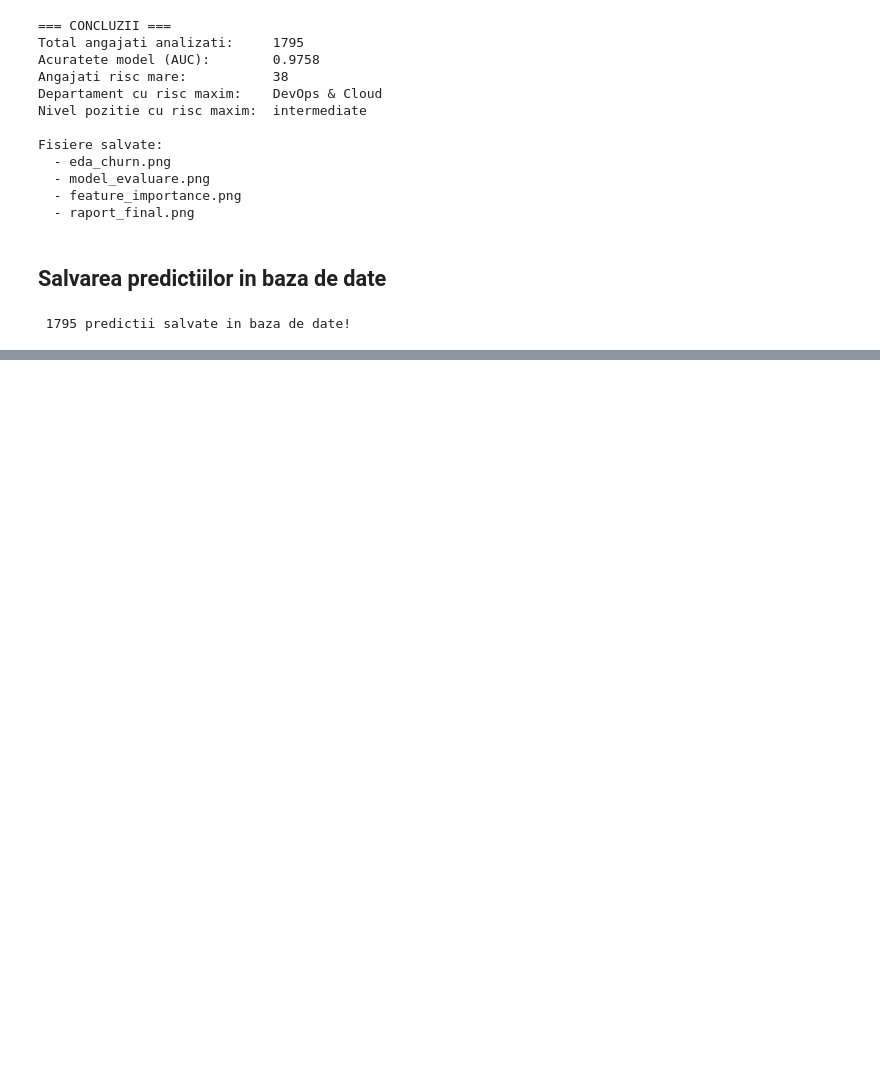
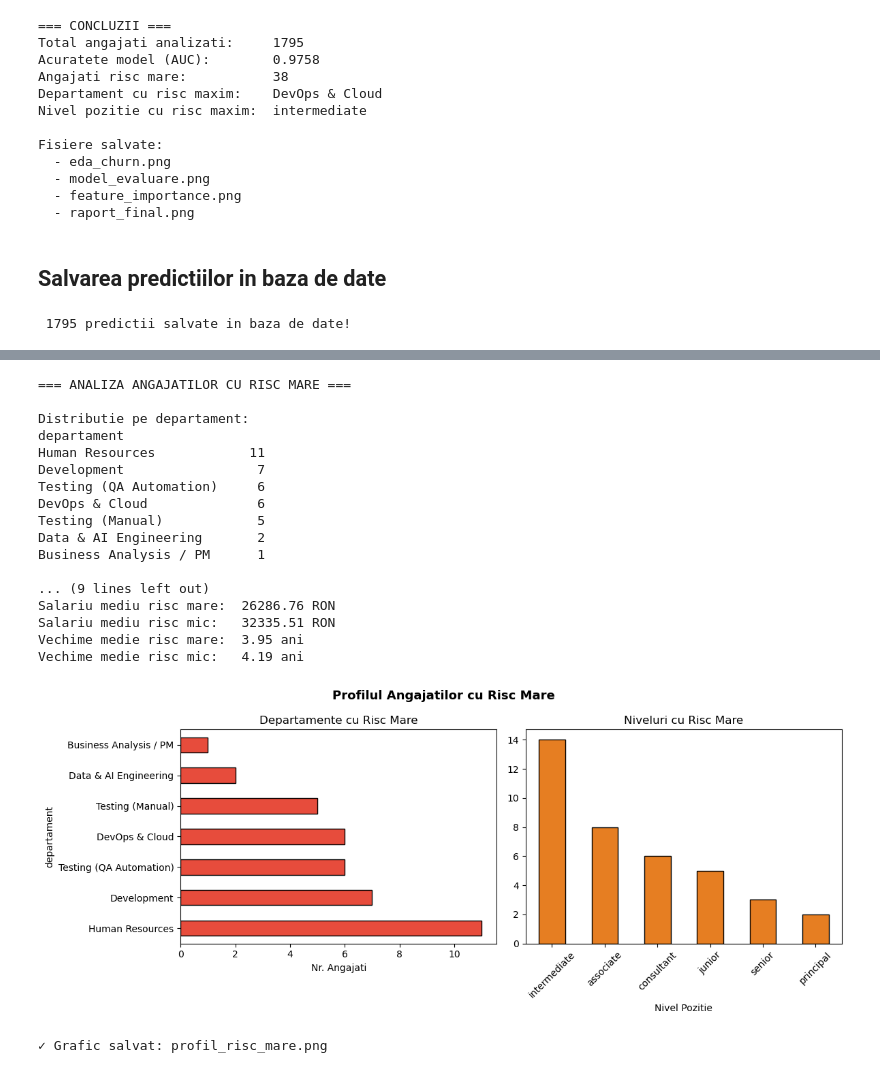
Before and after one commit to mihaela810/Proiect11-.Sistem_HR_pentr_companie_IT, a Jupyter notebook: predict_churn.ipynb, the cells around one changed output, grey strips where cells are left out. Cells and saved outputs as stored; diff of their text form; code cells hidden in the pictures; blank space fills up the shorter version.

```diff
--- a/predict_churn.ipynb
+++ b/predict_churn.ipynb
@@ -576,0 +636,56 @@ print(f" {len(df_activi)} predictii salvate in baza de date!")
+# %%
+print("=== ANALIZA ANGAJATILOR CU RISC MARE ===\n")
+
+risc_mare = df_activi[df_activi['nivel_risc'] == 'Mare'].copy()
+
+print("Distributie pe departament:")
+print(risc_mare['departament'].value_counts().to_string())
+
+print("\nDistributie pe nivel pozitie:")
+print(risc_mare['nivel'].value_counts().to_string())
+
+print(f"\nSalariu mediu risc mare:  {risc_mare['salariu_curent'].mean():.2f} RON")
+print(f"Salariu mediu risc mic:   {df_activi[df_activi['nivel_risc']=='Mic']['salariu_curent'].mean():.2f} RON")
+print(f"Vechime medie risc mare:  {risc_mare['vechime_ani'].mean():.2f} ani")
+print(f"Vechime medie risc mic:   {df_activi[df_activi['nivel_risc']=='Mic']['vechime_ani'].mean():.2f} ani")
+
+fig, axes = plt.subplots(1, 2, figsize=(12, 5))
+fig.suptitle('Profilul Angajatilor cu Risc Mare', fontsize=13, fontweight='bold')
+
+risc_mare['departament'].value_counts().plot(
+    kind='barh', ax=axes[0], color='#e74c3c', edgecolor='black'
+)
+axes[0].set_title('Departamente cu Risc Mare')
+axes[0].set_xlabel('Nr. Angajati')
+
+risc_mare['nivel'].value_counts().plot(
+    kind='bar', ax=axes[1], color='#e67e22', edgecolor='black'
+)
+axes[1].set_title('Niveluri cu Risc Mare')
+axes[1].set_xlabel('Nivel Pozitie')
+axes[1].tick_params(axis='x', rotation=45)
+
+plt.tight_layout()
+plt.savefig('profil_risc_mare.png', dpi=150, bbox_inches='tight')
+plt.show()
+print("✓ Grafic salvat: profil_risc_mare.png")
+# %% [output]
+=== ANALIZA ANGAJATILOR CU RISC MARE ===
+
+Distributie pe departament:
+departament
+Human Resources            11
+Development                 7
+Testing (QA Automation)     6
+DevOps & Cloud              6
+Testing (Manual)            5
+Data & AI Engineering       2
+Business Analysis / PM      1
+
+... (9 lines left out)
+Salariu mediu risc mare:  26286.76 RON
+Salariu mediu risc mic:   32335.51 RON
+Vechime medie risc mare:  3.95 ani
+Vechime medie risc mic:   4.19 ani
+[figure, added]
+✓ Grafic salvat: profil_risc_mare.png
```
Also changed, not shown: parts of 3 cells of this notebook, 1 other file.
